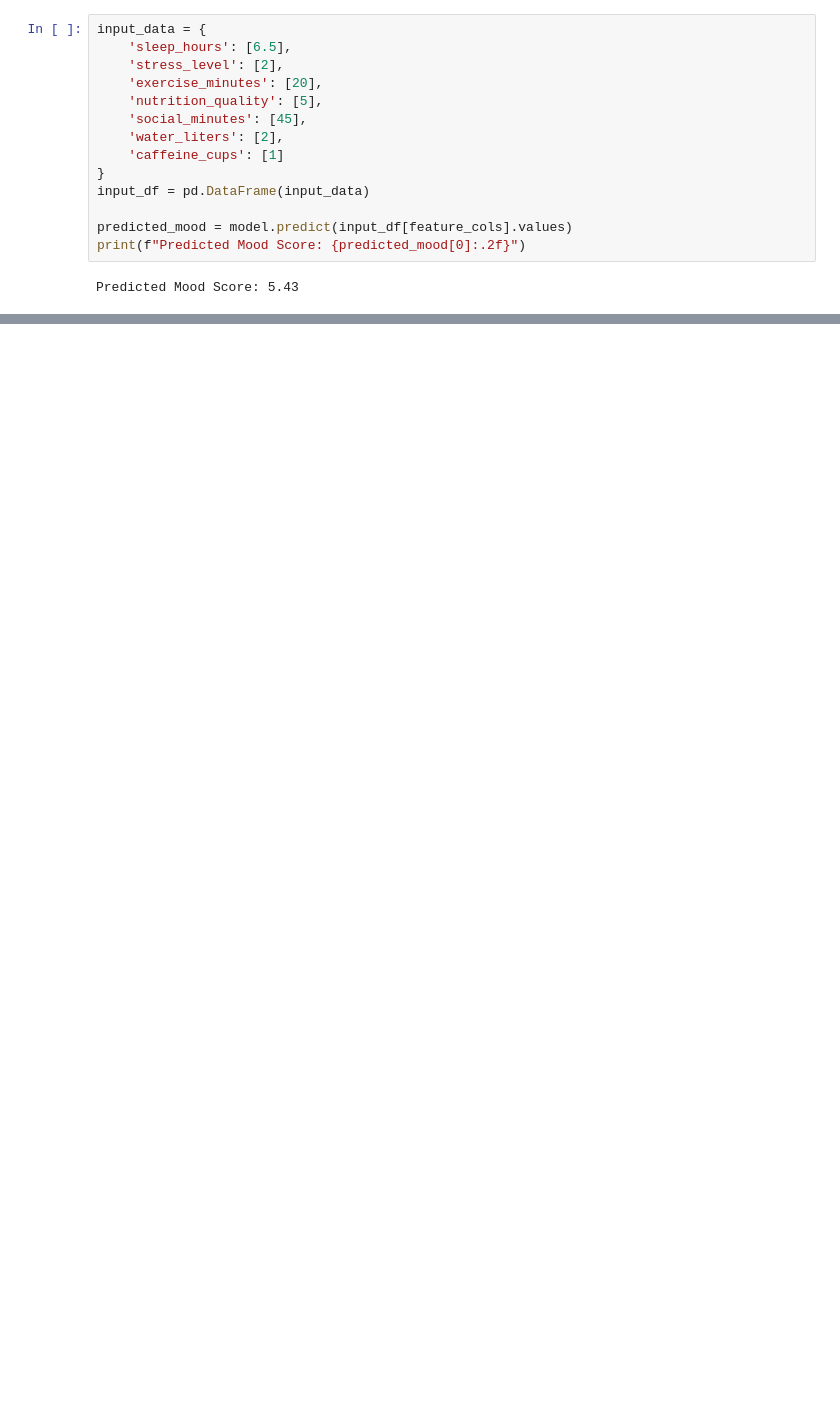
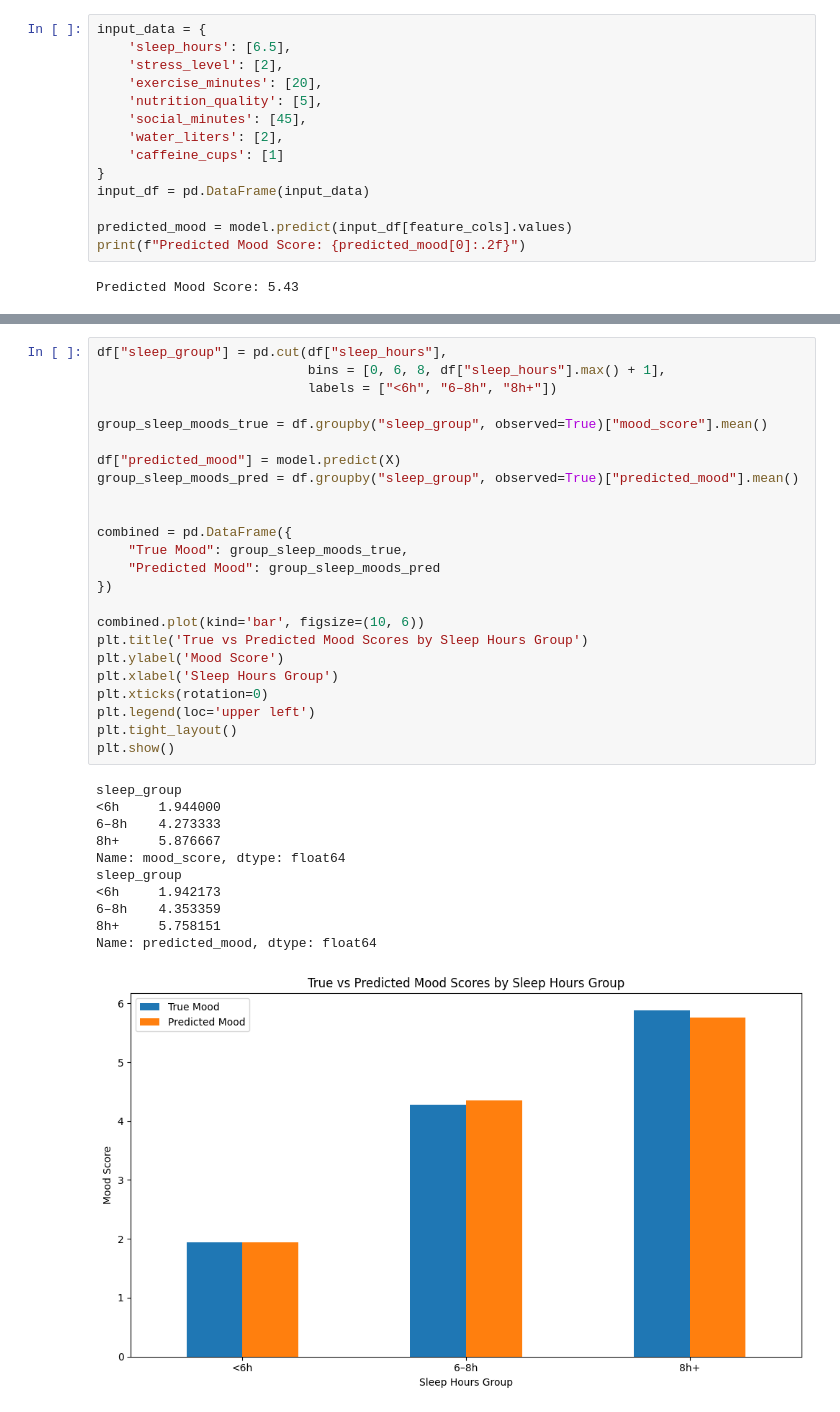
Before and after one commit to lukitasxue/MoodPredictor, a Jupyter notebook: multVarLinRegModel/linearRegMatrices.ipynb, the cells around one changed output, grey strips where cells are left out. Saved outputs shown, nothing was run; the diff lists cells and outputs as text; blank space fills up the shorter version.

```diff
--- a/multVarLinRegModel/linearRegMatrices.ipynb
+++ b/multVarLinRegModel/linearRegMatrices.ipynb
@@ -365,0 +518,36 @@ Predicted Mood Score: 5.43
+# %%
+df["sleep_group"] = pd.cut(df["sleep_hours"],
+                           bins = [0, 6, 8, df["sleep_hours"].max() + 1],
+                           labels = ["<6h", "6–8h", "8h+"])
+
+group_sleep_moods_true = df.groupby("sleep_group", observed=True)["mood_score"].mean()
+
+df["predicted_mood"] = model.predict(X)
+group_sleep_moods_pred = df.groupby("sleep_group", observed=True)["predicted_mood"].mean()
+
+
+combined = pd.DataFrame({
+    "True Mood": group_sleep_moods_true,
+    "Predicted Mood": group_sleep_moods_pred
+})
+
+combined.plot(kind='bar', figsize=(10, 6))
+plt.title('True vs Predicted Mood Scores by Sleep Hours Group')
+plt.ylabel('Mood Score')
+plt.xlabel('Sleep Hours Group')
+plt.xticks(rotation=0)
+plt.legend(loc='upper left')
+plt.tight_layout()
+plt.show()
+# %% [output]
+sleep_group
+<6h     1.944000
+6–8h    4.273333
+8h+     5.876667
+Name: mood_score, dtype: float64
+sleep_group
+<6h     1.942173
+6–8h    4.353359
+8h+     5.758151
+Name: predicted_mood, dtype: float64
+[figure, added]
```
Also changed, not shown: parts of 15 cells of this notebook, 1 other file.
